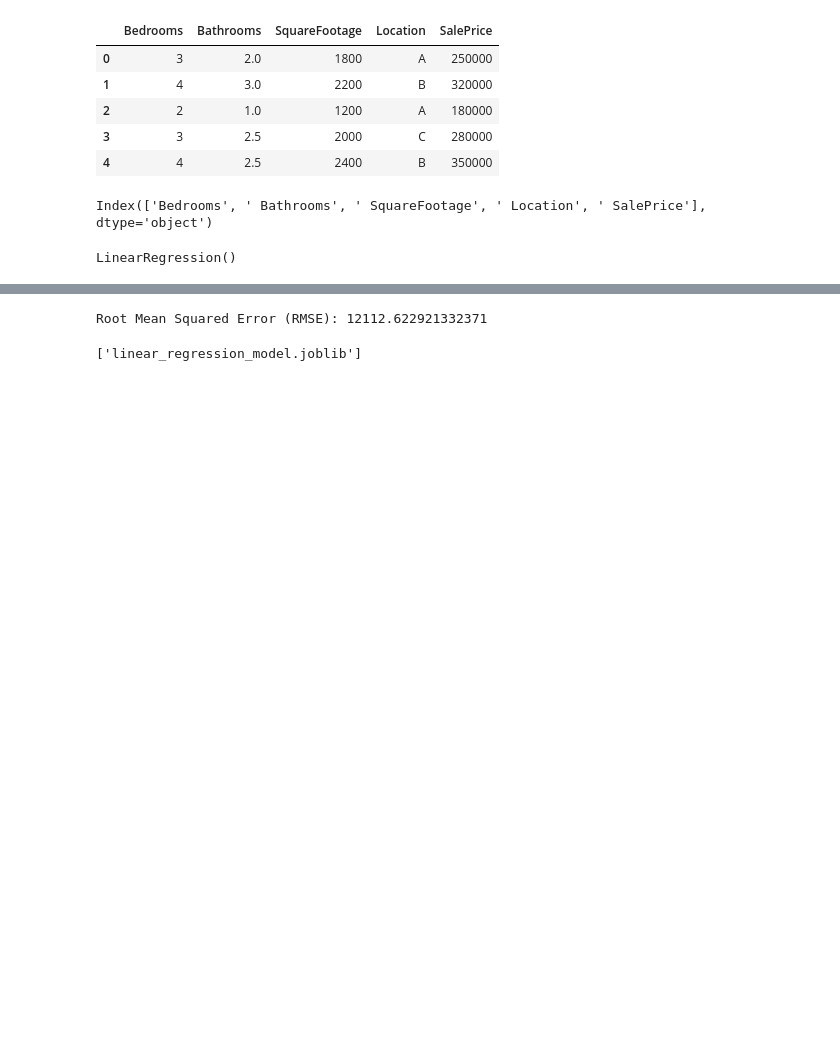
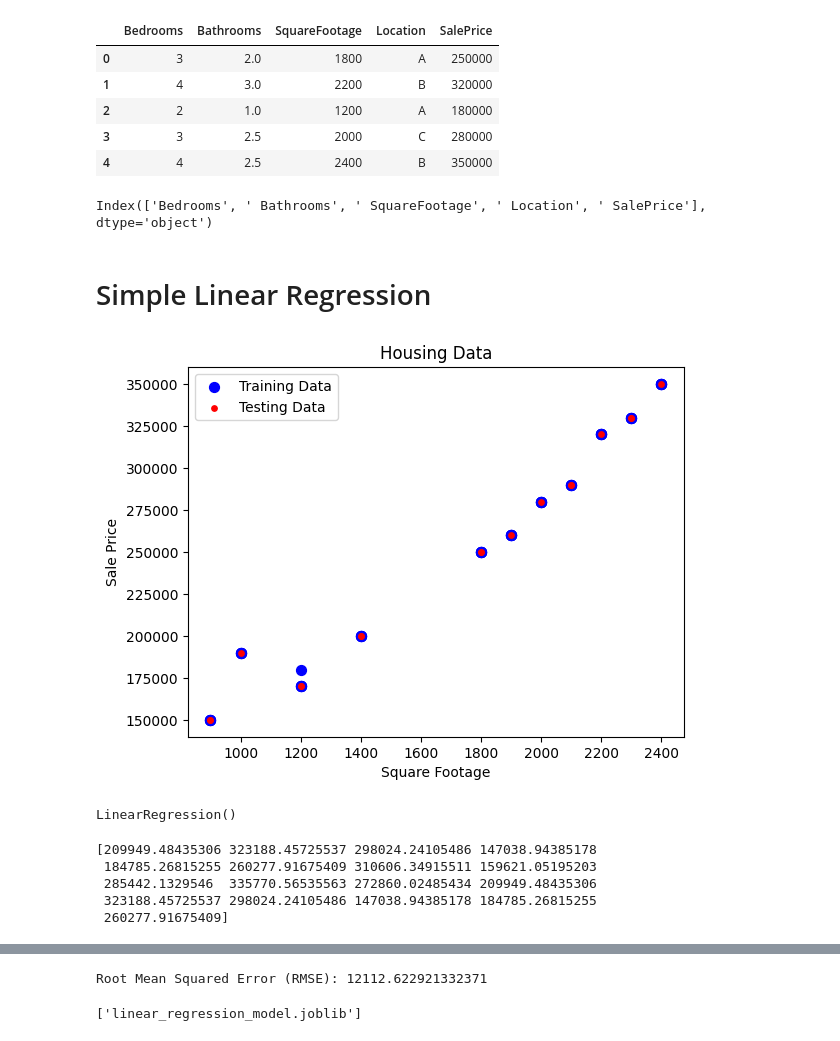
Before and after one commit to ambitama-poddar/EPayLater_assignment, a Jupyter notebook: Task1/housing_data.ipynb, the cells around one changed output, grey strips where cells are left out. Drawn from its saved outputs; the diff is of its cells as text; code cells hidden in the pictures; blank space fills up the shorter version.

Commit message:
Simple Linear Regression

```diff
--- a/Task1/housing_data.ipynb
+++ b/Task1/housing_data.ipynb
@@ -27,12 +26,33 @@ columns_to_use = data.columns
 print(columns_to_use)
 # %% [output]
 Index(['Bedrooms', ' Bathrooms', ' SquareFootage', ' Location', ' SalePrice'], dtype='object')
+# %% [markdown]
+# Simple Linear Regression
 # %%
 # Separate the features and target variable for training data
-X_train = train_data[[' SquareFootage']]
+x_train = train_data[[' SquareFootage']]
 y_train = train_data[' SalePrice']
 
 # Separate the features and target variable for testing data
-X_test = test_data[[' SquareFootage']]
+x_test = test_data[[' SquareFootage']]
 y_test = test_data[' SalePrice']
+# %%
+# Plot the training data
+plt.scatter(x_train, y_train, color='blue',s=50, label='Training Data')
+
+# Plot the testing data
+plt.scatter(x_test, y_test, color='red',s=15, label='Testing Data')
+
+# Set labels and title
+plt.xlabel('Square Footage')
+plt.ylabel('Sale Price')
+plt.title('Housing Data')
+
+# Show legend
+plt.legend()
+
+# Show the plot
+plt.show()
+# %% [output]
+[figure, added]
 # %%
@@ -48,4 +65,11 @@ model.fit(X_train, y_train)
 LinearRegression()
 # %%
 # Make predictions on the testing data
-y_pred = model.predict(X_test)
+y_pred = model.predict(x_test)
+print(y_pred)
+# %% [output]
+[209949.48435306 323188.45725537 298024.24105486 147038.94385178
+ 184785.26815255 260277.91675409 310606.34915511 159621.05195203
+ 285442.1329546  335770.56535563 272860.02485434 209949.48435306
+ 323188.45725537 298024.24105486 147038.94385178 184785.26815255
+ 260277.91675409]
```
Also changed, not shown: parts of 5 cells of this notebook, 2 other files.
